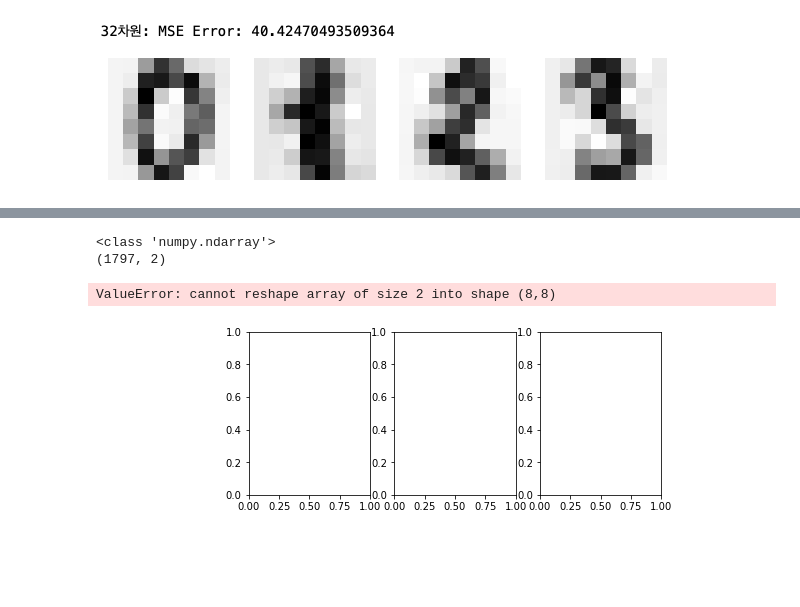
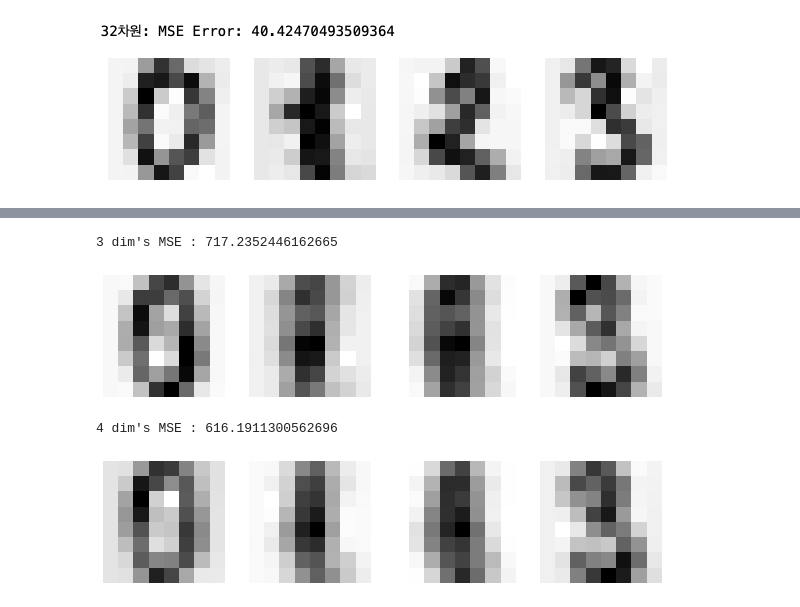
Before and after one commit to tonyhan18/CSE4152_Advanced_Software, a Jupyter notebook: 3주차/week3/PCA_student.ipynb, the cells around one changed output, grey strips where cells are left out. Cells and saved outputs as stored; diff of their text form; code cells hidden in the pictures; blank space fills up the shorter version.

```diff
--- a/3주차/week3/PCA_student.ipynb
+++ b/3주차/week3/PCA_student.ipynb
@@ -306,26 +276,20 @@ def pca_reconstruct(X, n_components=2):
     values = values[idx]
     vectors = vectors[:,idx]
     index = list(idx)
-    # ans = None
-    # for i in range(n_components):
-    #     if i == 0:
-    #         ans = [vectors[:,index.index(i)]]
-    #     else:
-    #         #ans = np.concatenate((ans,[vectors[:,idx.index(i)]]),axis=0)
-    #         ans = np.concatenate(([vectors[:index.index(i)]],ans),axis=0)
-    #     print(vectors.shape)
 
-    images = np.dot(X-X.mean(axis=0),vectors[:,:n_components])
-    new = np.dot(images,vectors[:,:n_components].T) +X.mean(axis=0)
+    new = np.dot(X-X.mean(axis=0),vectors[:,:n_components])
+    images = np.dot(new,vectors[:,:n_components].T) +X.mean(axis=0)
 
-    print(new.shape)
-    print(X.shape)
-    MSE = mse(new,X)
+    MSE = mse(images,X)
 
-    return new, MSE
+    return images, MSE
 # %%
-images, MSE = pca_reconstruct(X,32)
-print("{}".format(MSE))
+# 2 dimension PCA reconstriction
+# And calculate MSE
+
+dim = 2
+images, MSE = pca_reconstruct(X,dim)
+print("{} dim's MSE : {}".format(dim,MSE))
 _, axes = plt.subplots(nrows=1, ncols=4, figsize=(10, 3))
 for ax, image in zip(axes, images):
     ax.set_axis_off()
@@ -450,16 +301,30 @@ print("{} dimension MSE : {}".format(32,MSE))
 # %%
-print(type(X))
-images = student_pca(X,2)
-print(images.shape)
-n_samples = X.shape[0]
-images = images.reshape((n_samples, -1))
+# 3 dimension PCA reconstriction
+# And calculate MSE
+
+dim = 3
+images, MSE = pca_reconstruct(X,dim)
+print("{} dim's MSE : {}".format(dim,MSE))
 _, axes = plt.subplots(nrows=1, ncols=4, figsize=(10, 3))
 for ax, image in zip(axes, images):
     ax.set_axis_off()
     image = image.reshape(8, 8)
     ax.imshow(image, cmap=plt.cm.gray_r, interpolation='nearest')
 # %% [output]
-<class 'numpy.ndarray'>
-(1797, 2)
+3 dim's MSE : 717.2352446162665
-ValueError: cannot reshape array of size 2 into shape (8,8)
-[figure, old version]
+[figure, new version]
+# %%
+# 4 dimension PCA reconstriction
+# And calculate MSE
+
+dim = 4
+images, MSE = pca_reconstruct(X,dim)
+print("{} dim's MSE : {}".format(dim,MSE))
+_, axes = plt.subplots(nrows=1, ncols=4, figsize=(10, 3))
+for ax, image in zip(axes, images):
+    ax.set_axis_off()
+    image = image.reshape(8, 8)
+    ax.imshow(image, cmap=plt.cm.gray_r, interpolation='nearest')
+# %% [output]
+4 dim's MSE : 616.1911300562696
+[figure, added]
```
Also changed, not shown: parts of 8 cells of this notebook, 1 other file.
